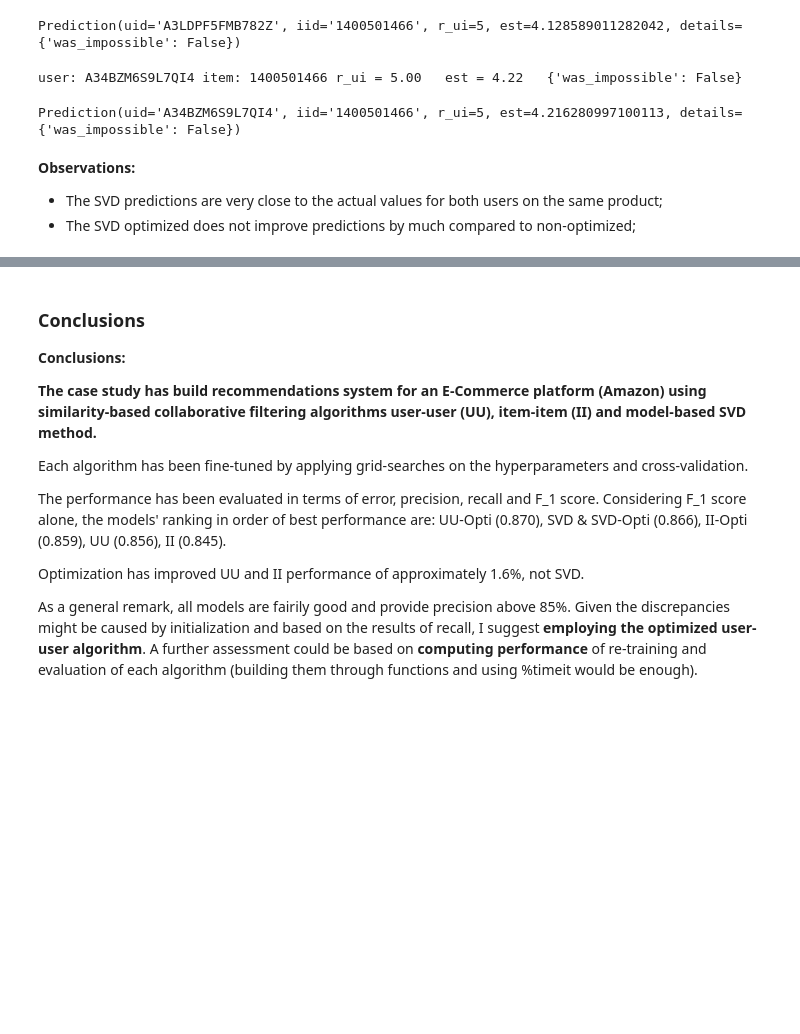
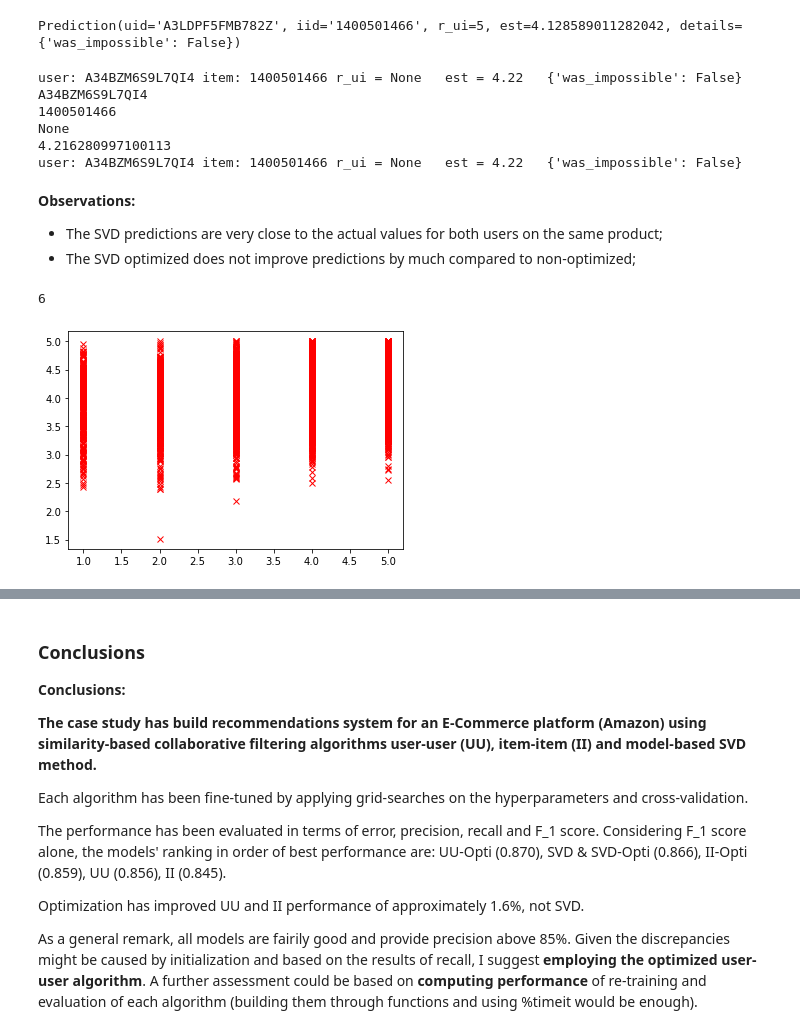
Before and after one commit to fparisio/DataScience, a Jupyter notebook: RecommendationSystem/RecommendationSystemsAmazonRating.ipynb, the cells around one changed output, grey strips where cells are left out. Drawn from its saved outputs; the diff is of its cells as text; code cells hidden in the pictures; blank space fills up the shorter version.

Commit message:
Plotting info for RS

```diff
--- a/RecommendationSystem/RecommendationSystemsAmazonRating.ipynb
+++ b/RecommendationSystem/RecommendationSystemsAmazonRating.ipynb
@@ -862,14 +930,44 @@ user: A3LDPF5FMB782Z item: 1400501466 r_ui = 5.00   est = 4.13   {'was_impossibl
 Prediction(uid='A3LDPF5FMB782Z', iid='1400501466', r_ui=5, est=4.128589011282042, details={'was_impossible': False})
 # %%
 #Use svd_algo_optimized model to recommend for userId "A34BZM6S9L7QI4" and productId "1400501466"
-svd_optimized.predict("A34BZM6S9L7QI4", "1400501466", r_ui=5, verbose=True)
+#s=svd_optimized.predict("A34BZM6S9L7QI4", "1400501466", r_ui=5, verbose=True)
+s=svd_optimized.predict("A34BZM6S9L7QI4", "1400501466", r_ui=5, verbose=True)
+print(s.uid)
+print(s.iid)
+print(s.r_ui)
+print(s.est)
+print(s)
+#https://surprise.readthedocs.io/en/stable/algobase.html#surprise.prediction_algorithms.algo_base.AlgoBase
 # %% [output]
-user: A34BZM6S9L7QI4 item: 1400501466 r_ui = 5.00   est = 4.22   {'was_impossible': False}
+user: A34BZM6S9L7QI4 item: 1400501466 r_ui = None   est = 4.22   {'was_impossible': False}
+A34BZM6S9L7QI4
+1400501466
+None
+4.216280997100113
+user: A34BZM6S9L7QI4 item: 1400501466 r_ui = None   est = 4.22   {'was_impossible': False}
-Prediction(uid='A34BZM6S9L7QI4', iid='1400501466', r_ui=5, est=4.216280997100113, details={'was_impossible': False})
 # %% [markdown]
 **Observations:**
 - The SVD predictions are very close to the actual values for both users on the same product;
 - The SVD optimized does not improve predictions by much compared to non-optimized;
+# %%
+y_true = []
+y_pred = []
+for i in range(len(testset)):
+    user = testset[i][0]
+    item = testset[i][1]
+    rating = testset[i][2]
+    s=svd_optimized.predict(user, item, r_ui=rating, verbose=False)
+    y_true.append(s.r_ui)
+    y_pred.append(s.est)
+# %%
+from sklearn.metrics import mean_squared_error
+mean_squared_error(y_true, y_pred, squared=False)
+plt.plot(y_true,y_pred,'rx')
+
+dd = df_final[df_final['prod_id']=='1400501466']
+# %% [output]
+6
+[figure, added]
 # %%
 df_final.head()
 # %% [output]
```
Also changed, not shown: parts of 19 cells of this notebook.
